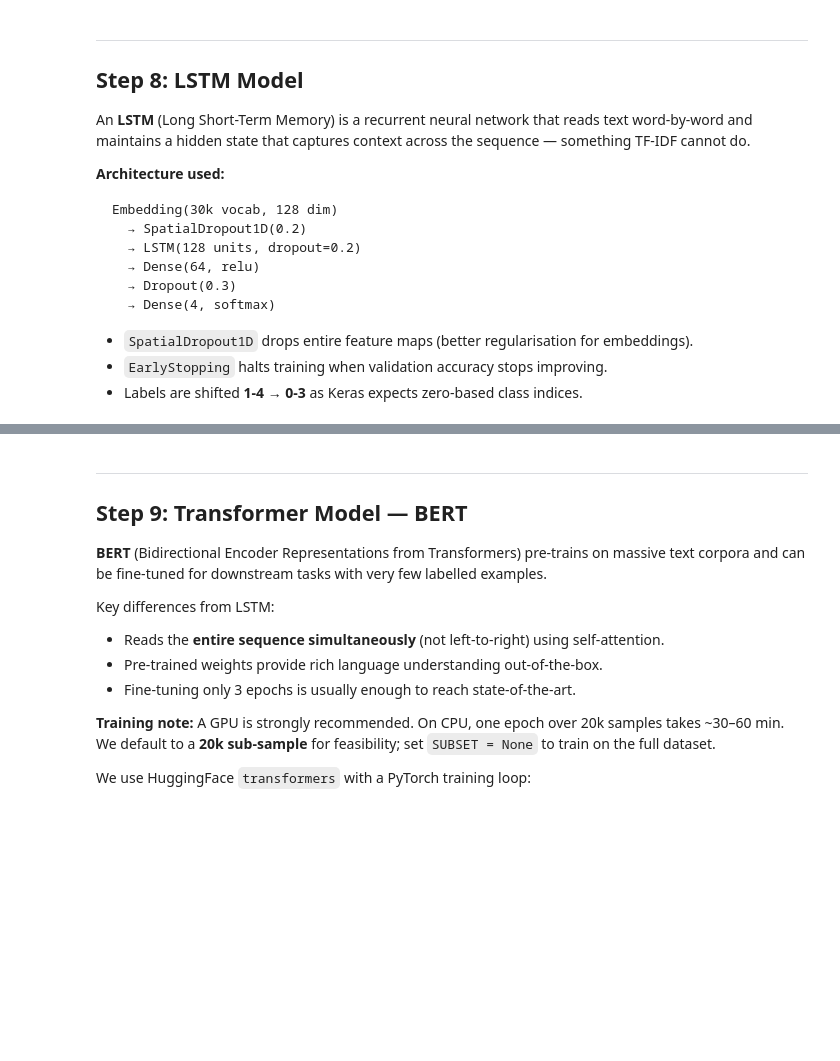
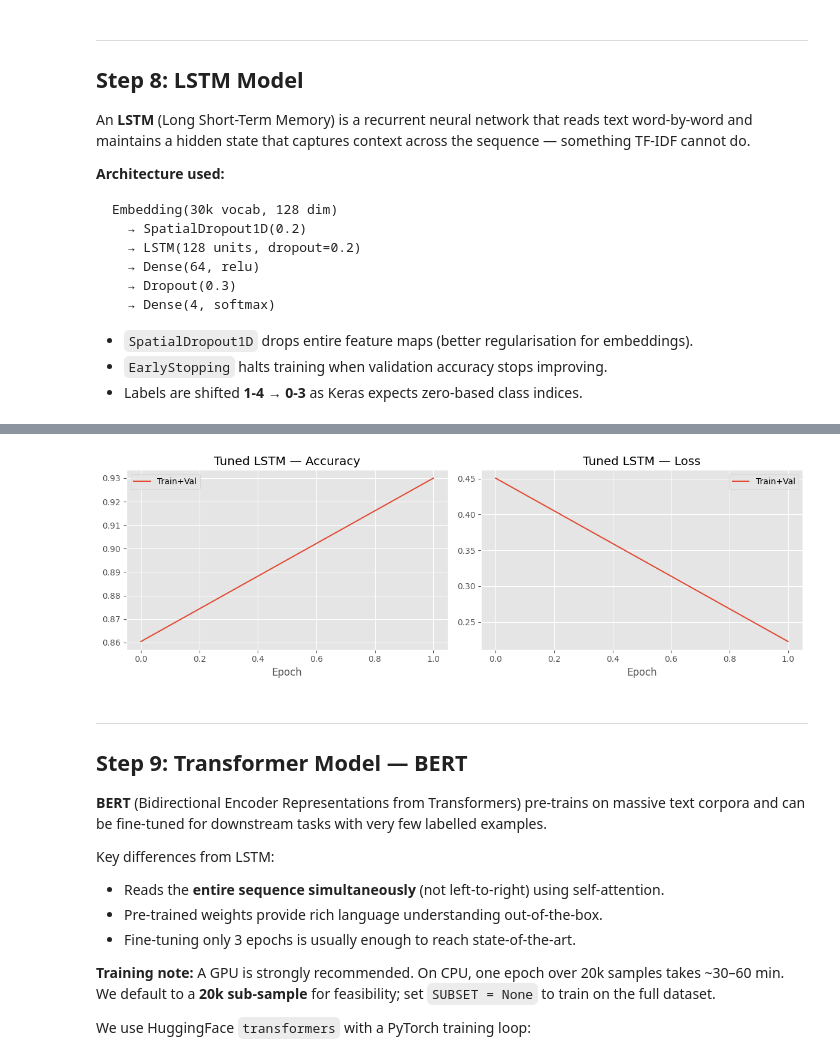
Before and after one commit to yakassab/NLP-Proj, a Jupyter notebook: main.ipynb, the cells around one changed output, grey strips where cells are left out. Drawn from its saved outputs; the diff is of its cells as text; code cells hidden in the pictures; blank space fills up the shorter version.

```diff
--- a/main.ipynb
+++ b/main.ipynb
@@ -859,0 +1033,85 @@ KeyboardInterrupt:
+# %%
+import numpy as np
+import tensorflow as tf
+import matplotlib.pyplot as plt
+from tensorflow.keras.models import Sequential
+from tensorflow.keras.layers import Embedding, LSTM, Dense, Dropout, SpatialDropout1D
+from sklearn.metrics import accuracy_score, classification_report
+
+tf.keras.backend.clear_session()
+
+bp = lstm_study.best_params
+
+# ── Combine train + val for final training ────────────────────────────────────
+X_trainval_lstm = np.vstack([X_train_lstm, X_val_lstm])
+y_trainval_lstm = np.concatenate([y_train_lstm, y_val_lstm])
+
+best_n_epochs = lstm_study.best_trial.user_attrs.get('best_epoch', 5)
+
+print(
+    f"Training final model on train+val ({len(X_trainval_lstm):,} samples) "
+    f"for {best_n_epochs} epoch(s)…"
+)
+
+# ── Final tuned LSTM model (GPU-optimized version) ────────────────────────────
+model_lstm_tuned = Sequential([
+    Embedding(MAX_VOCAB, bp['embed_dim'], input_length=MAX_LEN, mask_zero=True),
+    SpatialDropout1D(bp['spatial_dropout']),
+    LSTM(bp['lstm_units'], dropout=0.2),  # recurrent_dropout removed (GPU acceleration)
+    Dense(bp['dense_units'], activation='relu'),
+    Dropout(bp['dense_dropout']),
+    Dense(4, activation='softmax'),
+])
+
+model_lstm_tuned.compile(
+    loss='sparse_categorical_crossentropy',
+    optimizer=tf.keras.optimizers.Adam(bp['learning_rate']),
+    metrics=['accuracy'],
+)
+
+model_lstm_tuned.summary()
+
+# ── Train on combined train+val set ───────────────────────────────────────────
+history_tuned = model_lstm_tuned.fit(
+    X_trainval_lstm,
+    y_trainval_lstm,
+    epochs=best_n_epochs,
+    batch_size=bp['batch_size'],
+    verbose=1
+)
+
+# ── Evaluate on test set only ─────────────────────────────────────────────────
+y_test_pred_lstm_t = (
+    model_lstm_tuned.predict(X_test_lstm, verbose=0)
+    .argmax(axis=1) + 1
+)
+
+lstm_t_test_acc = accuracy_score(y_test_final, y_test_pred_lstm_t)
+
+print(f"\nTuned LSTM — Test Accuracy : {lstm_t_test_acc:.4f}")
+
+print("\n=== Tuned LSTM — Full Report (Test Set) ===")
+print(
+    classification_report(
+        y_test_final,
+        y_test_pred_lstm_t,
+        target_names=list(label_map.values())
+    )
+)
+
+# ── Training curves (train only — val merged in) ──────────────────────────────
+fig, axes = plt.subplots(1, 2, figsize=(12, 4))
+
+axes[0].plot(history_tuned.history['accuracy'], label='Train+Val')
+axes[0].set_title('Tuned LSTM — Accuracy')
+axes[0].set_xlabel('Epoch')
+axes[0].legend()
+
+axes[1].plot(history_tuned.history['loss'], label='Train+Val')
+axes[1].set_title('Tuned LSTM — Loss')
+axes[1].set_xlabel('Epoch')
+axes[1].legend()
+
+plt.tight_layout()
+plt.show()
+# %% [output]
@@ -860,3 +1157,4 @@ KeyboardInterrupt:
+[figure, added]
 # %% [markdown]
 ---
 
```
Also changed, not shown: parts of 15 cells of this notebook.
